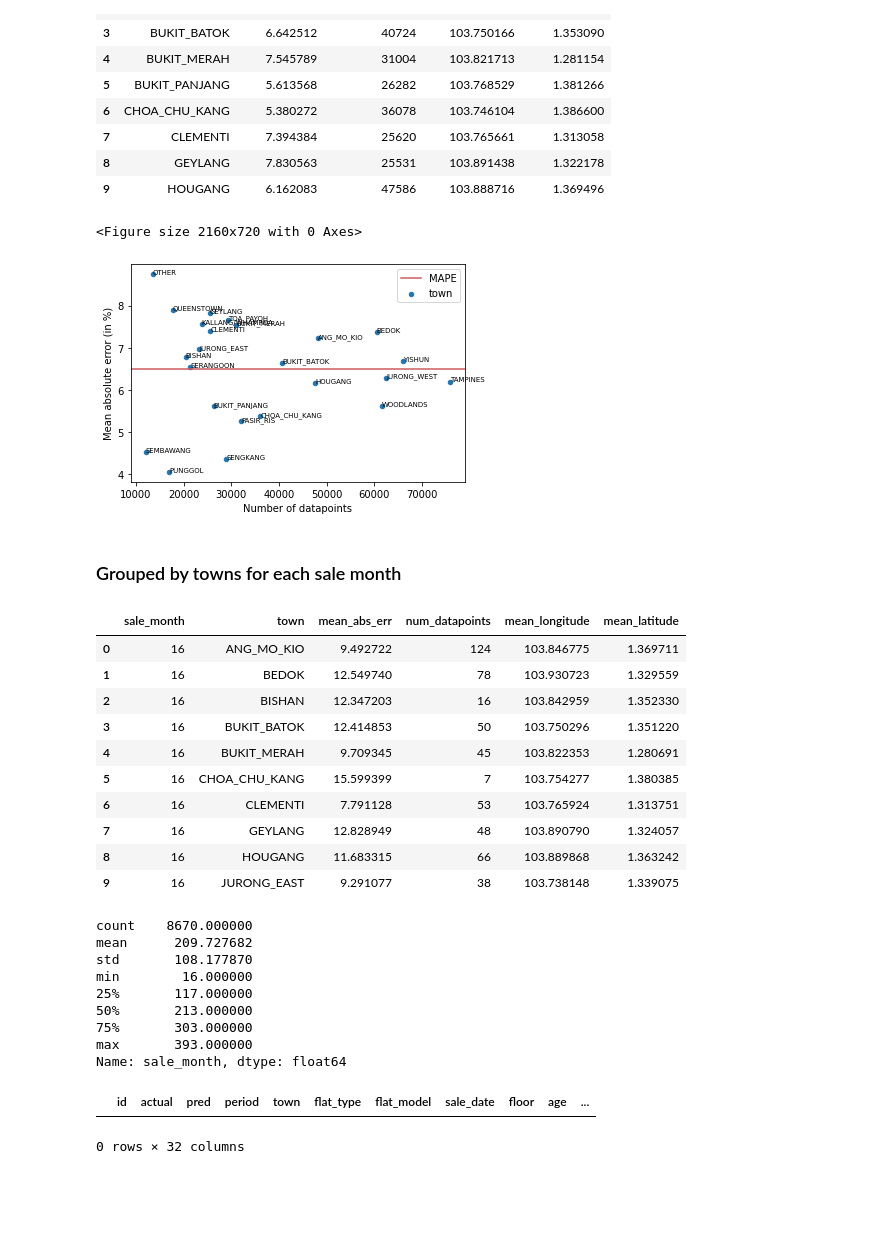
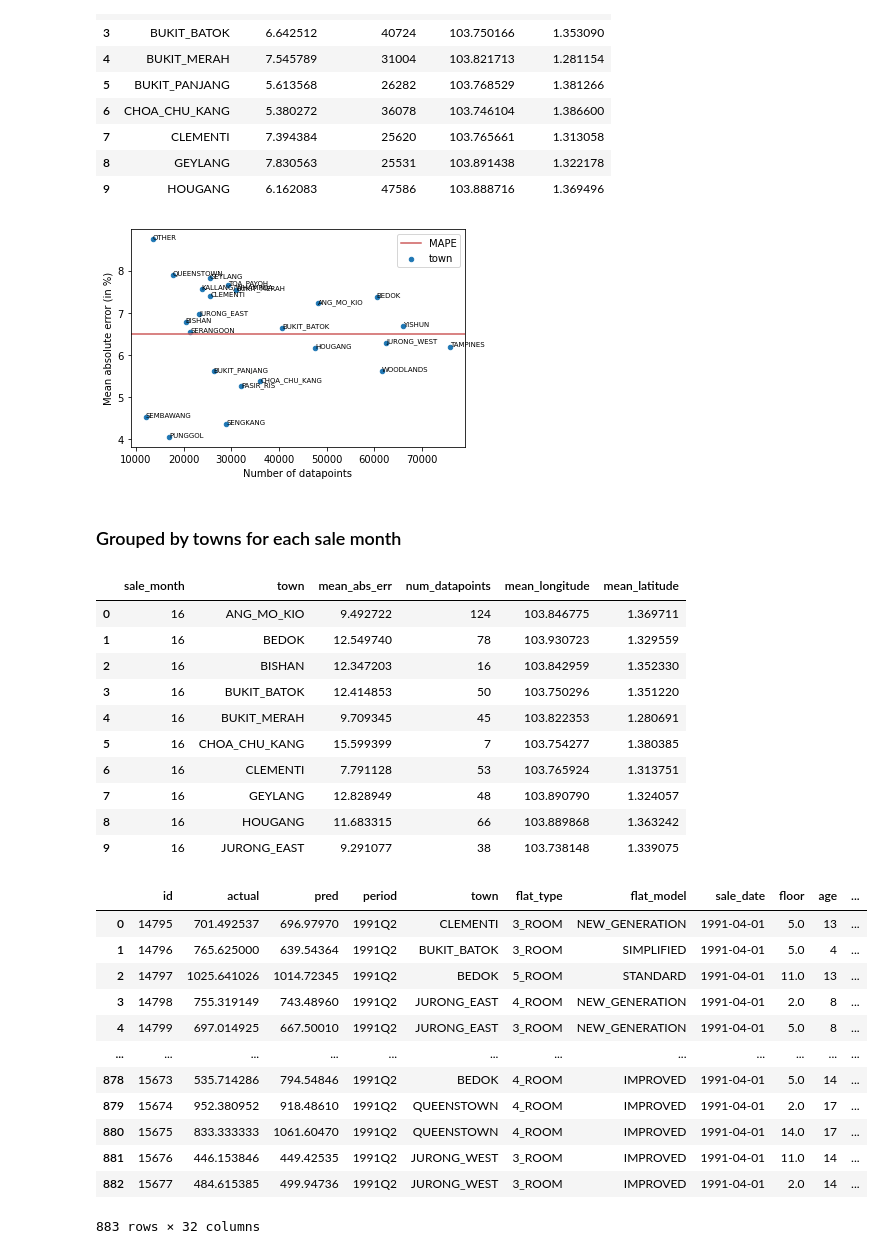
Before and after one commit to wilsonwid/cs3244-pg26, a Jupyter notebook: evaluations/rolling-xgboost/xgboost-analysis.ipynb, the cells around one changed output. Saved outputs shown, nothing was run; the diff lists cells and outputs as text; code cells hidden in the pictures; blank space fills up the shorter version.

Commit message:
Added minor bugfix of sale_month columns

```diff
--- a/evaluations/rolling-xgboost/xgboost-analysis.ipynb
+++ b/evaluations/rolling-xgboost/xgboost-analysis.ipynb
@@ -39,6 +39,7 @@ display(pred_df.head(10))
 | 9 | 14804 | 377.049180 | 422.94037 | 1991Q2 |
 # %%
 df = pred_df.merge(original_df, how = "inner", on="id")
+df["sale_month"] = df["sale_month"].astype(np.int64)
 display(df.head(5))
 display(df.columns)
 # %% [output]
@@ -145,7 +166,6 @@ for k,v  in town_df.iterrows():
   plt.annotate(town_df.loc[k, "town"], (town_df.loc[k, "num_datapoints"], town_df.loc[k, "mean_abs_err"]), fontsize = 7)
 plt.show()
 # %% [output]
-<Figure size 2160x720 with 0 Axes>
 [figure]
 # %% [markdown]
 ### Grouped by towns for each sale month
@@ -173,15 +193,6 @@ display(time_town_df.head(10))
 | 7 | 16 | GEYLANG | 12.828949 | 48 | 103.890790 | 1.324057 |
 | 8 | 16 | HOUGANG | 11.683315 | 66 | 103.889868 | 1.363242 |
 | 9 | 16 | JURONG_EAST | 9.291077 | 38 | 103.738148 | 1.339075 |
-count    8670.000000
-mean      209.727682
-std       108.177870
-min        16.000000
-25%       117.000000
-50%       213.000000
-75%       303.000000
-max       393.000000
-Name: sale_month, dtype: float64
 # %%
 fig_time_town = px.scatter_mapbox(time_town_df, lat="mean_latitude", lon="mean_longitude", hover_name="mean_abs_err", color = "mean_abs_err",
                   size = "num_datapoints",
@@ -196,7 +207,18 @@ fig_time_town = px.scatter_mapbox(time_town_df, lat="mean_latitude", lon="mean_l
 )
 fig_time_town.write_html("./v3-time-series.html")
 # %%
-df[df["sale_month"] == 1]
+df[df["sale_month"] == 16.0]
 # %% [output]
 |  | id | actual | pred | period | town | flat_type | flat_model | sale_date | floor | age | ... |
+| 0 | 14795 | 701.492537 | 696.97970 | 1991Q2 | CLEMENTI | 3_ROOM | NEW_GENERATION | 1991-04-01 | 5.0 | 13 | ... |
+| 1 | 14796 | 765.625000 | 639.54364 | 1991Q2 | BUKIT_BATOK | 3_ROOM | SIMPLIFIED | 1991-04-01 | 5.0 | 4 | ... |
+| 2 | 14797 | 1025.641026 | 1014.72345 | 1991Q2 | BEDOK | 5_ROOM | STANDARD | 1991-04-01 | 11.0 | 13 | ... |
+| 3 | 14798 | 755.319149 | 743.48960 | 1991Q2 | JURONG_EAST | 4_ROOM | NEW_GENERATION | 1991-04-01 | 2.0 | 8 | ... |
+| 4 | 14799 | 697.014925 | 667.50010 | 1991Q2 | JURONG_EAST | 3_ROOM | NEW_GENERATION | 1991-04-01 | 5.0 | 8 | ... |
+| ... | ... | ... | ... | ... | ... | ... | ... | ... | ... | ... | ... |
+| 878 | 15673 | 535.714286 | 794.54846 | 1991Q2 | BEDOK | 4_ROOM | IMPROVED | 1991-04-01 | 5.0 | 14 | ... |
+| 879 | 15674 | 952.380952 | 918.48610 | 1991Q2 | QUEENSTOWN | 4_ROOM | IMPROVED | 1991-04-01 | 2.0 | 17 | ... |
+| 880 | 15675 | 833.333333 | 1061.60470 | 1991Q2 | QUEENSTOWN | 4_ROOM | IMPROVED | 1991-04-01 | 14.0 | 17 | ... |
+| 881 | 15676 | 446.153846 | 449.42535 | 1991Q2 | JURONG_WEST | 3_ROOM | IMPROVED | 1991-04-01 | 11.0 | 14 | ... |
+| 882 | 15677 | 484.615385 | 499.94736 | 1991Q2 | JURONG_WEST | 3_ROOM | IMPROVED | 1991-04-01 | 2.0 | 14 | ... |
-0 rows × 32 columns
+883 rows × 32 columns
```
Also changed, not shown: parts of 1 cell of this notebook, 3 other files.
